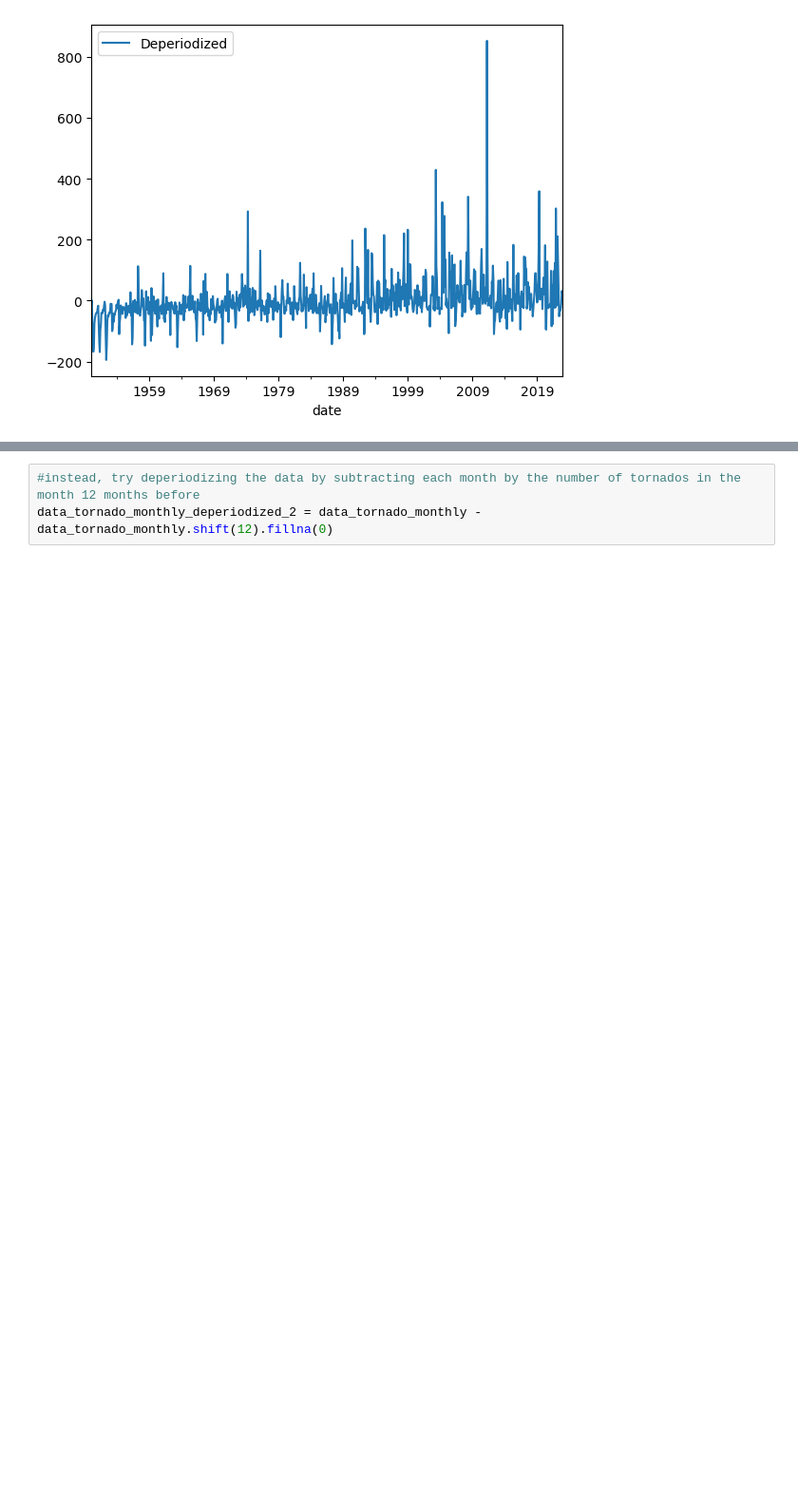
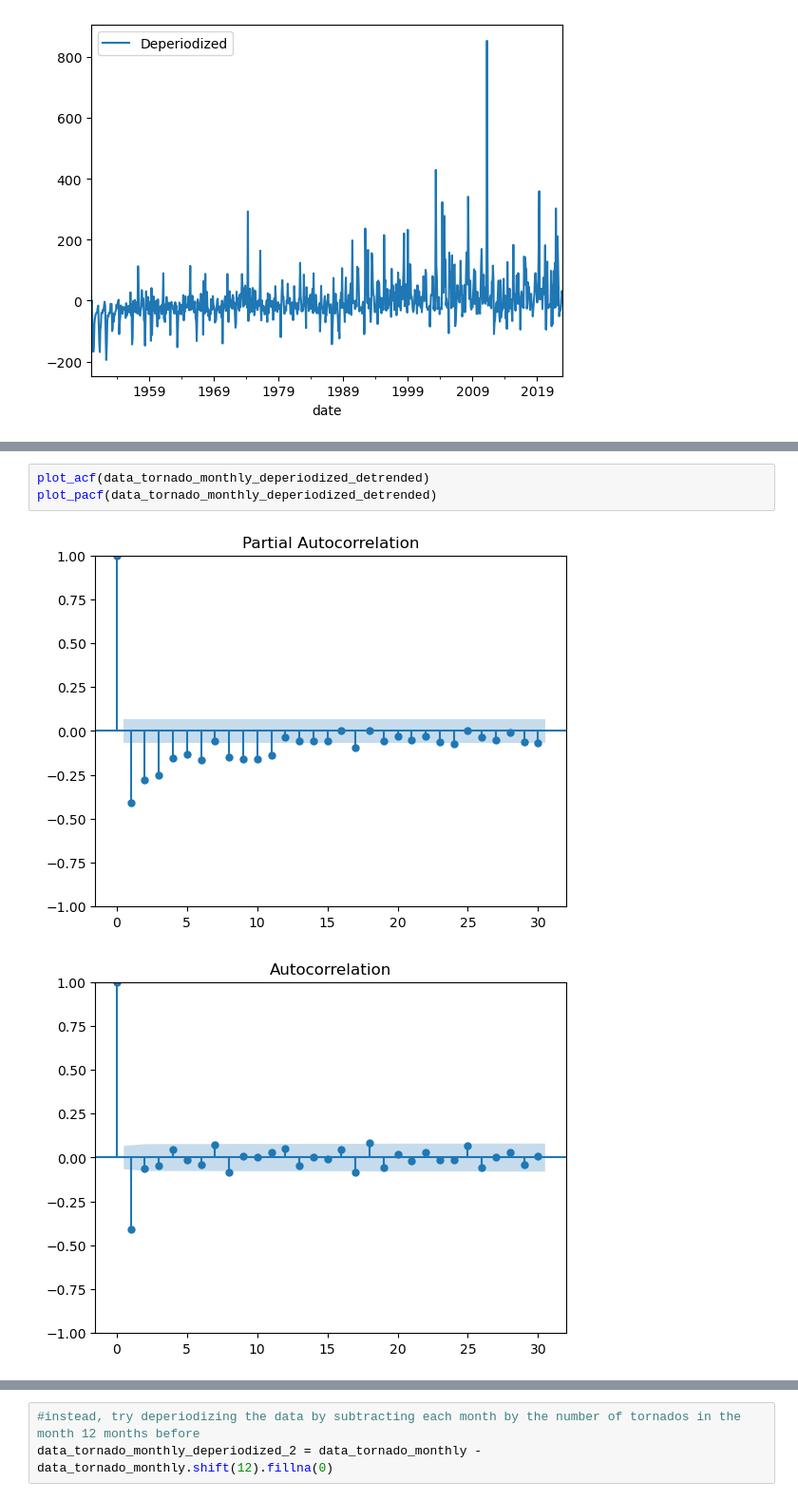
Before and after one commit to kmorhun/disasters_and_politics, a Jupyter notebook: src/overview_and_time_series_2.ipynb, the cells around one changed output, grey strips where cells are left out. Shown at 95% size. Saved outputs shown, nothing was run; the diff lists cells and outputs as text; blank space fills up the shorter version.

```diff
--- a/src/overview_and_time_series_2.ipynb
+++ b/src/overview_and_time_series_2.ipynb
@@ -194,0 +218,6 @@ plt.legend(['Deperiodized', 'Data', 'Interpolation'])
+# %%
+plot_acf(data_tornado_monthly_deperiodized_detrended)
+plot_pacf(data_tornado_monthly_deperiodized_detrended)
+# %% [output]
+[figure, added]
+[figure, added]
```
Also changed, not shown: parts of 9 cells of this notebook.
